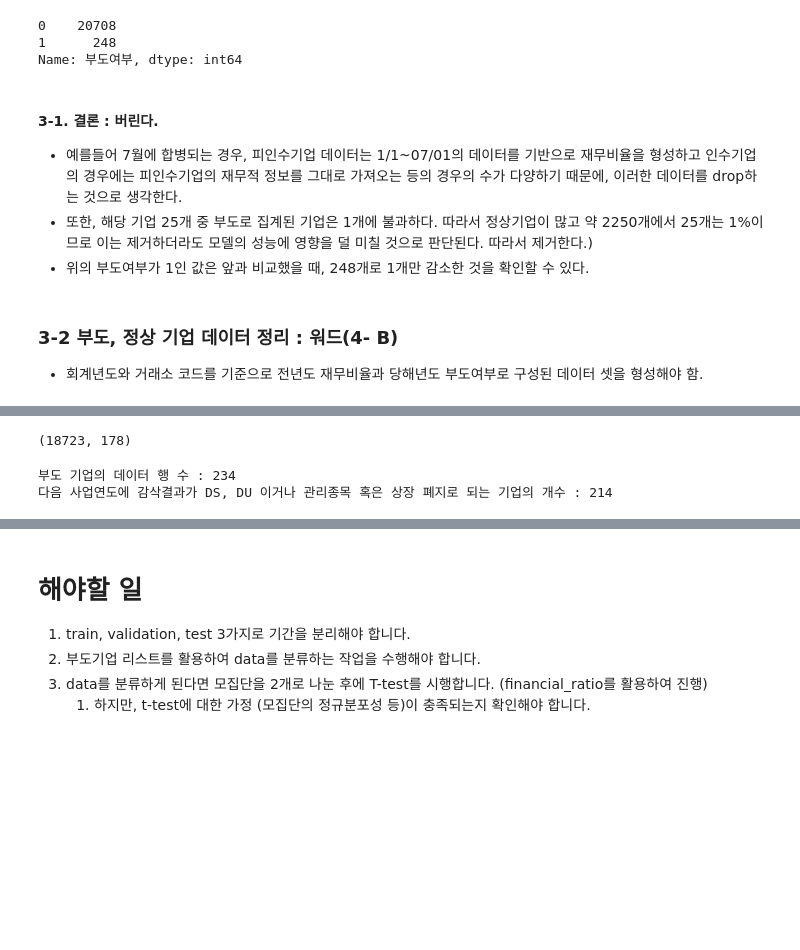
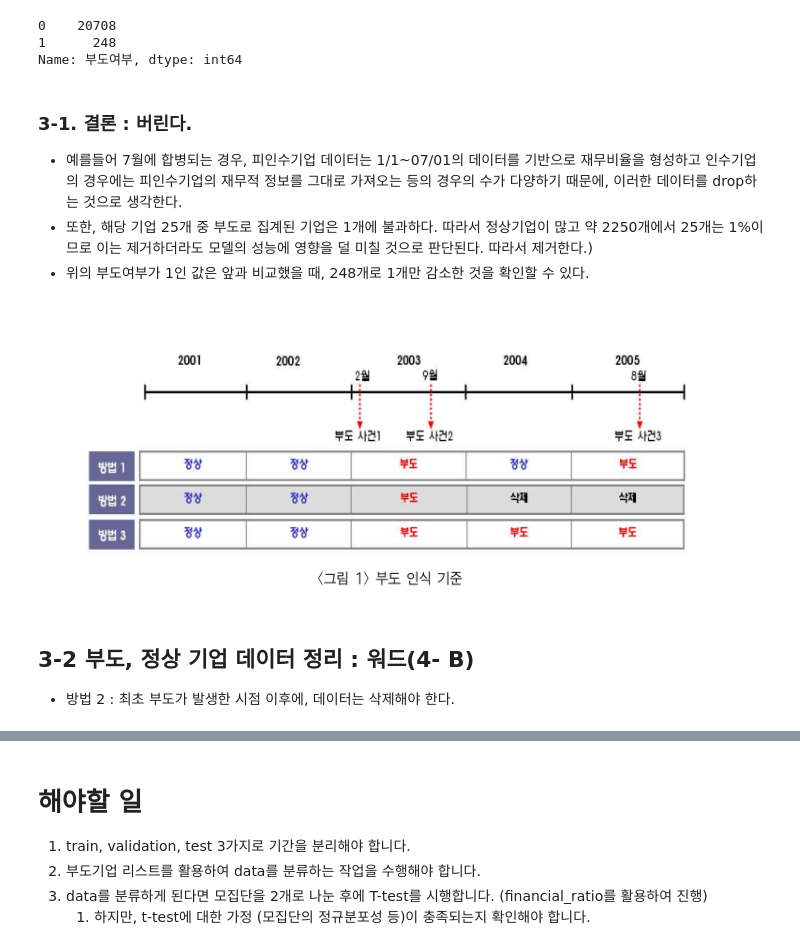
Before and after one commit to signature95/UBION_Project, a Jupyter notebook: code/GH_preprocessing.ipynb, the cells around one changed output, grey strips where cells are left out. Cells and saved outputs as stored; diff of their text form; code cells hidden in the pictures; blank space fills up the shorter version.

```diff
--- a/code/GH_preprocessing.ipynb
+++ b/code/GH_preprocessing.ipynb
@@ -127,13 +137,19 @@ data['부도여부'].value_counts()
 1      248
 Name: 부도여부, dtype: int64
 # %% [markdown]
-#### 3-1. 결론 : 버린다.
+### 3-1. 결론 : 버린다.
 - 예를들어 7월에 합병되는 경우, 피인수기업 데이터는 1/1~07/01의 데이터를 기반으로 재무비율을 형성하고 인수기업의 경우에는 피인수기업의 재무적 정보를 그대로 가져오는 등의 경우의 수가 다양하기 때문에, 이러한 데이터를 drop하는 것으로 생각한다.
 - 또한, 해당 기업 25개 중 부도로 집계된 기업은 1개에 불과하다. 따라서 정상기업이 많고 약 2250개에서 25개는 1%이므로 이는 제거하더라도 모델의 성능에 영향을 덜 미칠 것으로 판단된다. 따라서 제거한다.)
 - 위의 부도여부가 1인 값은 앞과 비교했을 때, 248개로 1개만 감소한 것을 확인할 수 있다.
+# %%
+import IPython
+url = "https://user-images.githubusercontent.com/87803612/141818459-6bee4365-6bb7-4c2c-ab50-738241107275.png"
+IPython.display.Image(url, width = 941)
+# %% [output]
+[figure, added]
 # %% [markdown]
-### 3-2 부도, 정상 기업 데이터 정리 : 워드(4- B)
-- 회계년도와 거래소 코드를 기준으로 전년도 재무비율과 당해년도 부도여부로 구성된 데이터 셋을 형성해야 함.
+## 3-2 부도, 정상 기업 데이터 정리 : 워드(4- B)
+- 방법 2 : 최초 부도가 발생한 시점 이후에, 데이터는 삭제해야 한다.
 # %%
 data['left_on'] = data['회계년도_new']-1
 data['회계년도_new'].astype(int)
@@ -154,20 +170,3 @@ merged_df.head()
 | 3 | (주)CMG제약 | 058820 | 0 | 2009 | 2009/12 | 032102 | 05 | 2001/08/31 | NaN | UQ | ... | ... |
 | 4 | (주)CMG제약 | 058820 | 0 | 2010 | 2010/12 | 032102 | 05 | 2001/08/31 | NaN | UQ | ... | ... |
 5 rows × 181 columns
-# %%
-# 2006년 데이터는 애초에 없기에 그런 행들을 삭제해준다.
-merged_df = merged_df[~merged_df['회계년도'].isnull()]
-
-merged_df.drop(columns = ['부도여부_y','left_on_x','left_on_y'], inplace=True)
-merged_df.rename(columns = {'부도여부_x': '차기부도여부'}, inplace=True)
-merged_df.shape
-
-# 18723 행
-# %% [output]
-(18723, 178)
-# %%
-print('부도 기업의 데이터 행 수 : {}'.format(merged_df['차기부도여부'].value_counts()[1]))
-print('다음 사업연도에 감삭결과가 DS, DU 이거나 관리종목 혹은 상장 폐지로 되는 기업의 개수 : {}'.format(merged_df[merged_df['차기부도여부']=='1']['회사명'].nunique()))
-# %% [output]
-부도 기업의 데이터 행 수 : 234
-다음 사업연도에 감삭결과가 DS, DU 이거나 관리종목 혹은 상장 폐지로 되는 기업의 개수 : 214
```
Also changed, not shown: parts of 122 cells of this notebook, 3 other files.
